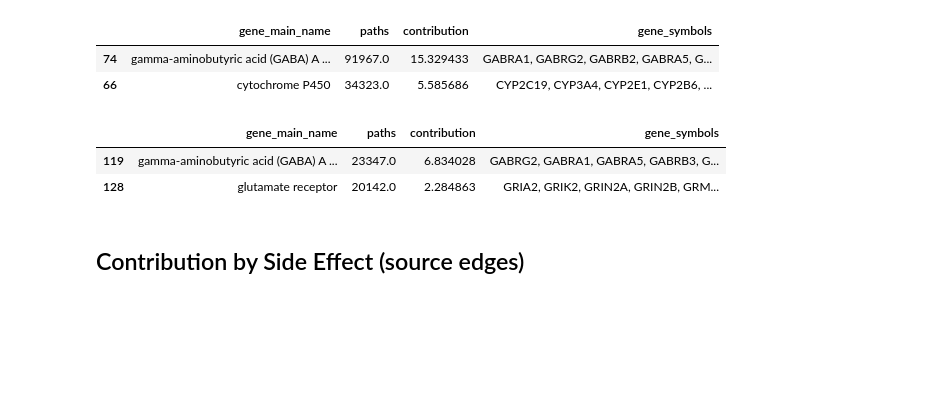
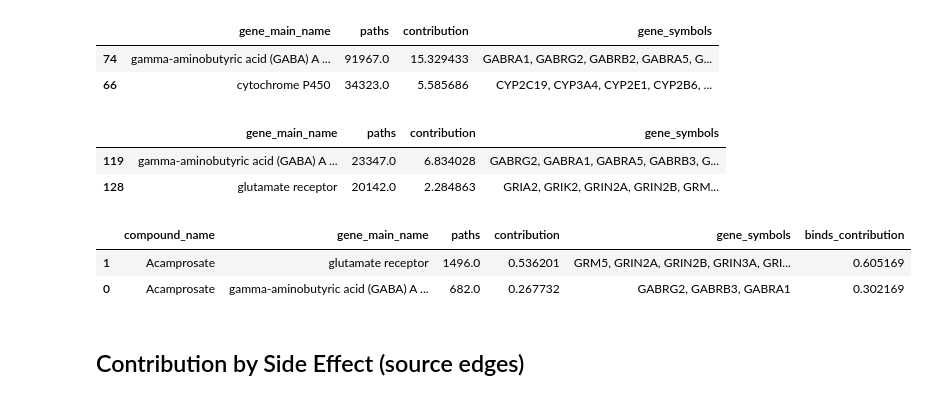
Before and after one commit to dhimmel/rephetio, a Jupyter notebook: epilepsy/3.contribution.ipynb, the cells around one changed output. Cells and saved outputs as stored; diff of their text form; code cells hidden in the pictures; blank space fills up the shorter version.

Commit message:
Compute gene group contribution per compound
Needed for https://thinklab.com/d/230#3 "Each arc would represent how
much a certain target of the compound contributed to the prediction "

```diff
--- a/epilepsy/3.contribution.ipynb
+++ b/epilepsy/3.contribution.ipynb
@@ -245,7 +245,7 @@ def summarize(df):
     s = pandas.Series()
     s['paths'] = sum(df.paths)
     s['contribution'] = sum(df.contribution)
-    s['gene_symbols'] = ', '.join(df.gene_symbol)
+    s['gene_symbols'] = ', '.join(df.gene_symbol.drop_duplicates())
     return s
 
 def contributions_by_gene(df, edge_column):
@@ -271,6 +271,29 @@ target_bind_df.head(2)
 |  | gene_main_name | paths | contribution | gene_symbols |
 | 119 | gamma-aminobutyric acid (GABA) A ... | 23347.0 | 6.834028 | GABRG2, GABRA1, GABRA5, GABRB3, G... |
 | 128 | glutamate receptor | 20142.0 | 2.284863 | GRIA2, GRIK2, GRIN2A, GRIN2B, GRM... |
+# %%
+# Contribution per predicted compound
+def contributions_by_gene_normalize(df):
+    df = contributions_by_gene(df, 'source_edge')
+    df['binds_contribution'] = df.contribution / df.contribution.sum()
+    return df
+
+compound_binds_df = (path_df
+    .rename(columns={'percent_of_prediction': 'contribution'})
+    .assign(compound_name = path_df.nodes.map(lambda x: x.split('—')[0]))
+    .assign(paths = 1)
+    [path_df.source_edge.str.contains('—binds—')].copy()
+    .groupby('compound_name')
+    .apply(contributions_by_gene_normalize)
+    .reset_index('compound_name')
+)
+
+compound_binds_df.to_csv('data/source-edge-binds-contributions-per-compound.tsv', sep='\t', index=False, float_format='%.5g')
+compound_binds_df.head(2)
+# %% [output]
+|  | compound_name | gene_main_name | paths | contribution | gene_symbols | binds_contribution |
+| 1 | Acamprosate | glutamate receptor | 1496.0 | 0.536201 | GRM5, GRIN2A, GRIN2B, GRIN3A, GRI... | 0.605169 |
+| 0 | Acamprosate | gamma-aminobutyric acid (GABA) A ... | 682.0 | 0.267732 | GABRG2, GABRB3, GABRA1 | 0.302169 |
 # %% [markdown]
 ## Contribution by Side Effect (source edges)
 # %%
```
Also changed, not shown: 1 other file.
